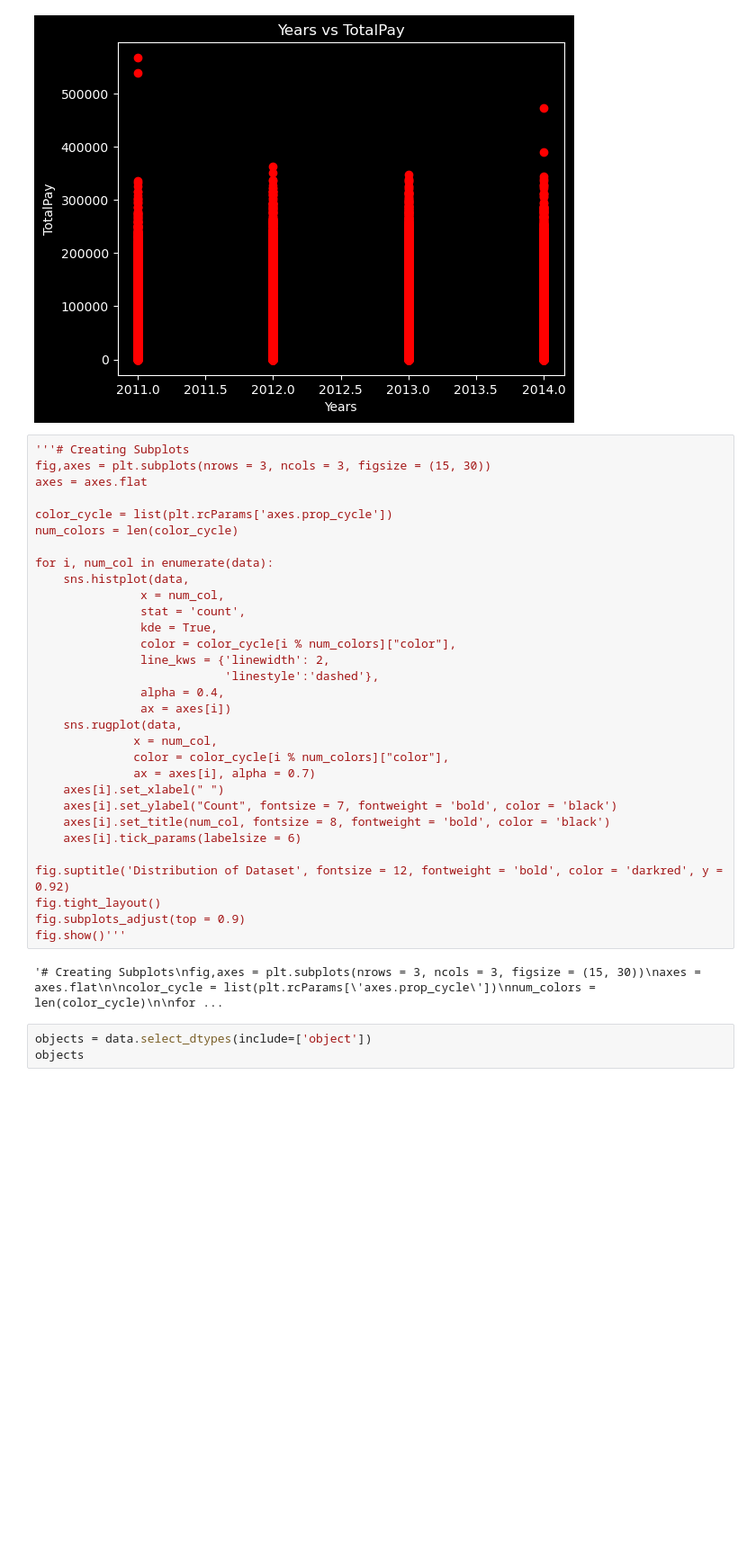
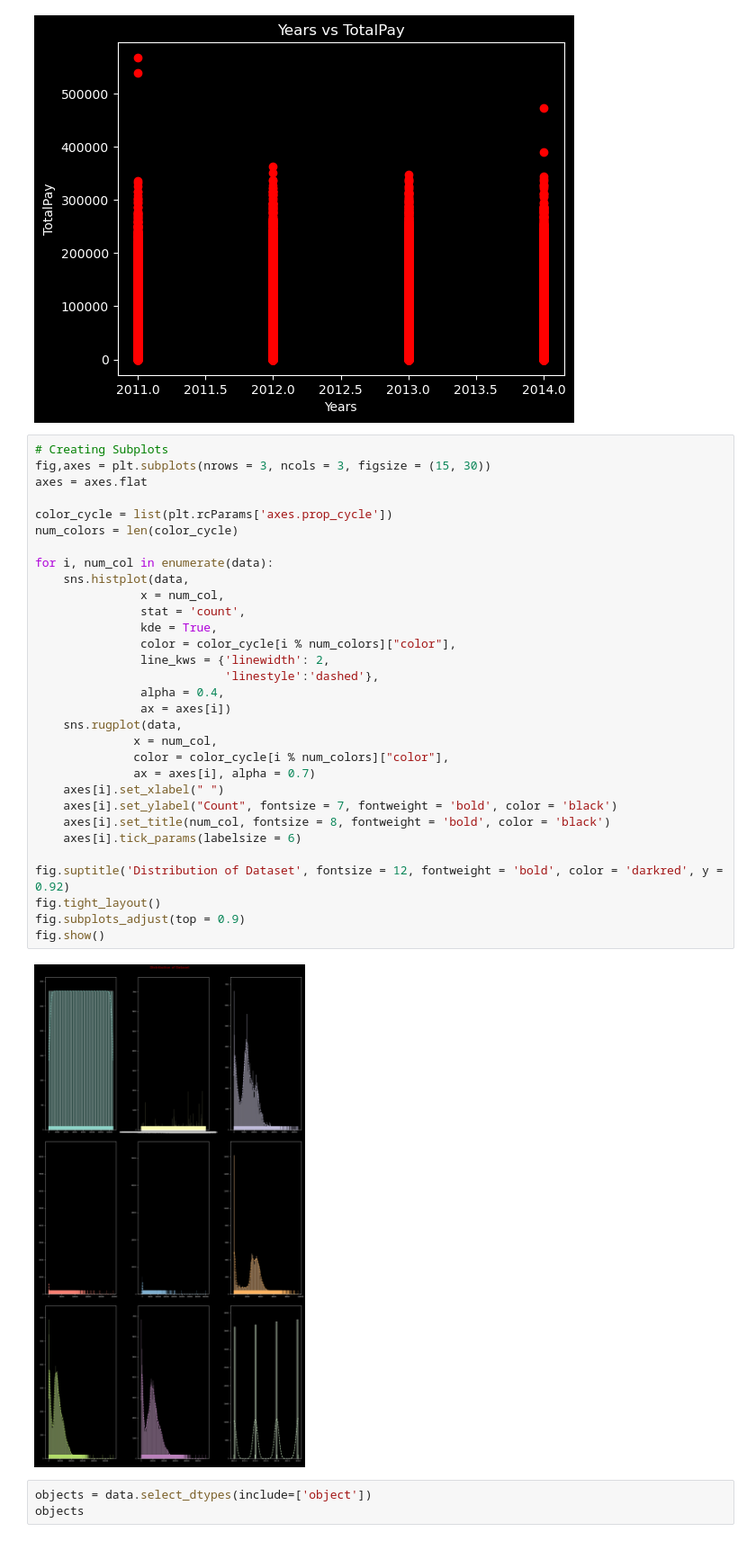
Before and after one commit to MahmoudRaga/ShAI-Salaries, a Jupyter notebook: ShAI_BootCamp_Assignment.ipynb, the cells around one changed output. Shown at 90% size. Saved outputs shown, nothing was run; the diff lists cells and outputs as text; blank space fills up the shorter version.

```diff
--- a/ShAI_BootCamp_Assignment.ipynb
+++ b/ShAI_BootCamp_Assignment.ipynb
@@ -220,38 +220,38 @@ plt.show()
 # %% [output]
 [figure]
 # %%
-'''# Creating Subplots
+# Creating Subplots
 fig,axes = plt.subplots(nrows = 3, ncols = 3, figsize = (15, 30))
 axes = axes.flat
 
 color_cycle = list(plt.rcParams['axes.prop_cycle'])
 num_colors = len(color_cycle)
 
 for i, num_col in enumerate(data):
     sns.histplot(data,
                x = num_col,
                stat = 'count',
                kde = True,
                color = color_cycle[i % num_colors]["color"],
                line_kws = {'linewidth': 2,
                            'linestyle':'dashed'},
                alpha = 0.4,
                ax = axes[i])
     sns.rugplot(data,
               x = num_col,
               color = color_cycle[i % num_colors]["color"],
               ax = axes[i], alpha = 0.7)
     axes[i].set_xlabel(" ")
     axes[i].set_ylabel("Count", fontsize = 7, fontweight = 'bold', color = 'black')
     axes[i].set_title(num_col, fontsize = 8, fontweight = 'bold', color = 'black')
     axes[i].tick_params(labelsize = 6)
 
 fig.suptitle('Distribution of Dataset', fontsize = 12, fontweight = 'bold', color = 'darkred', y = 0.92)
 fig.tight_layout()
 fig.subplots_adjust(top = 0.9)
-fig.show()'''
+fig.show()
 # %% [output]
-'# Creating Subplots\nfig,axes = plt.subplots(nrows = 3, ncols = 3, figsize = (15, 30))\naxes = axes.flat\n\ncolor_cycle = list(plt.rcParams[\'axes.prop_cycle\'])\nnum_colors = len(color_cycle)\n\nfor ...
+[figure, added]
 # %%
 objects = data.select_dtypes(include=['object'])
 objects
```
Also changed, not shown: parts of 8 cells of this notebook.
